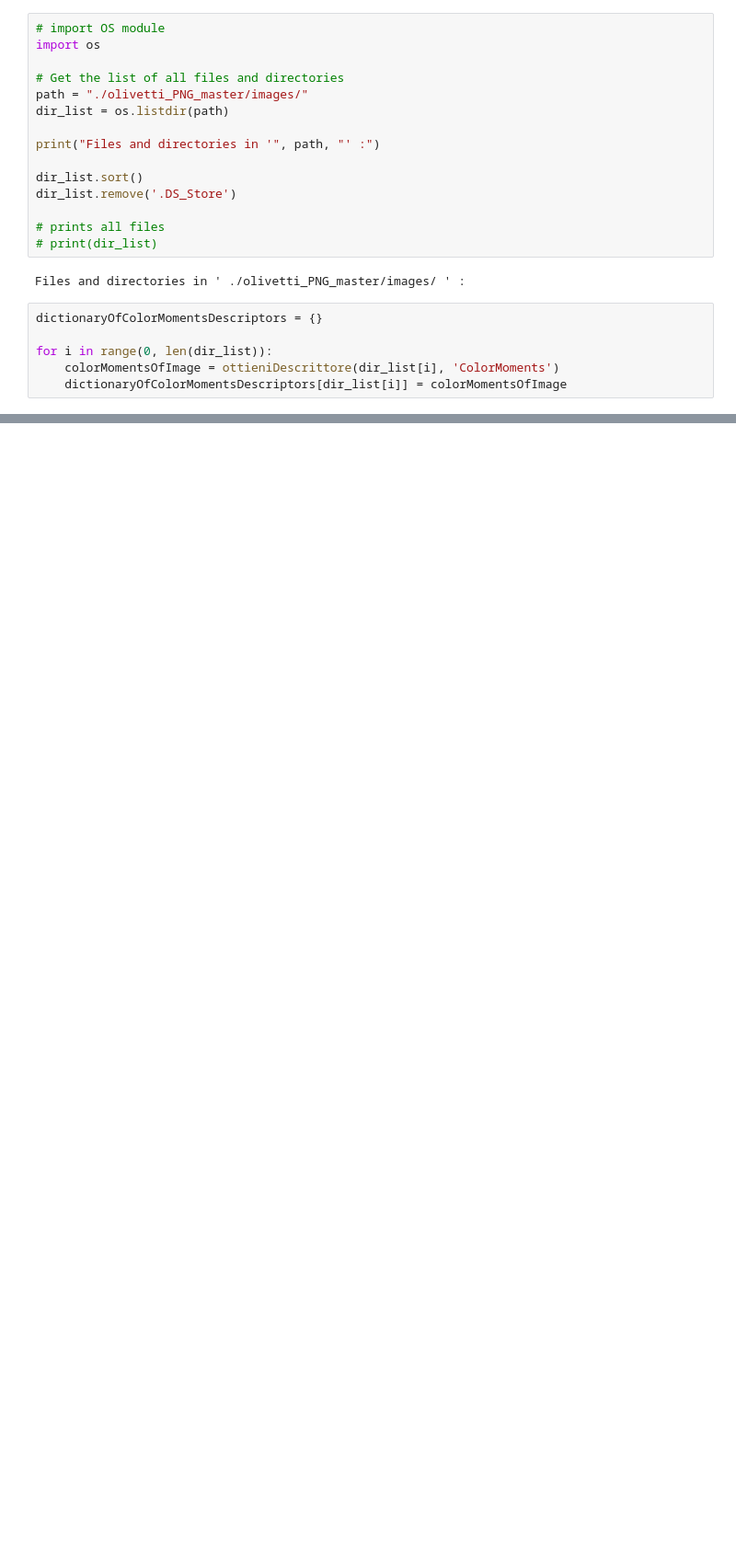
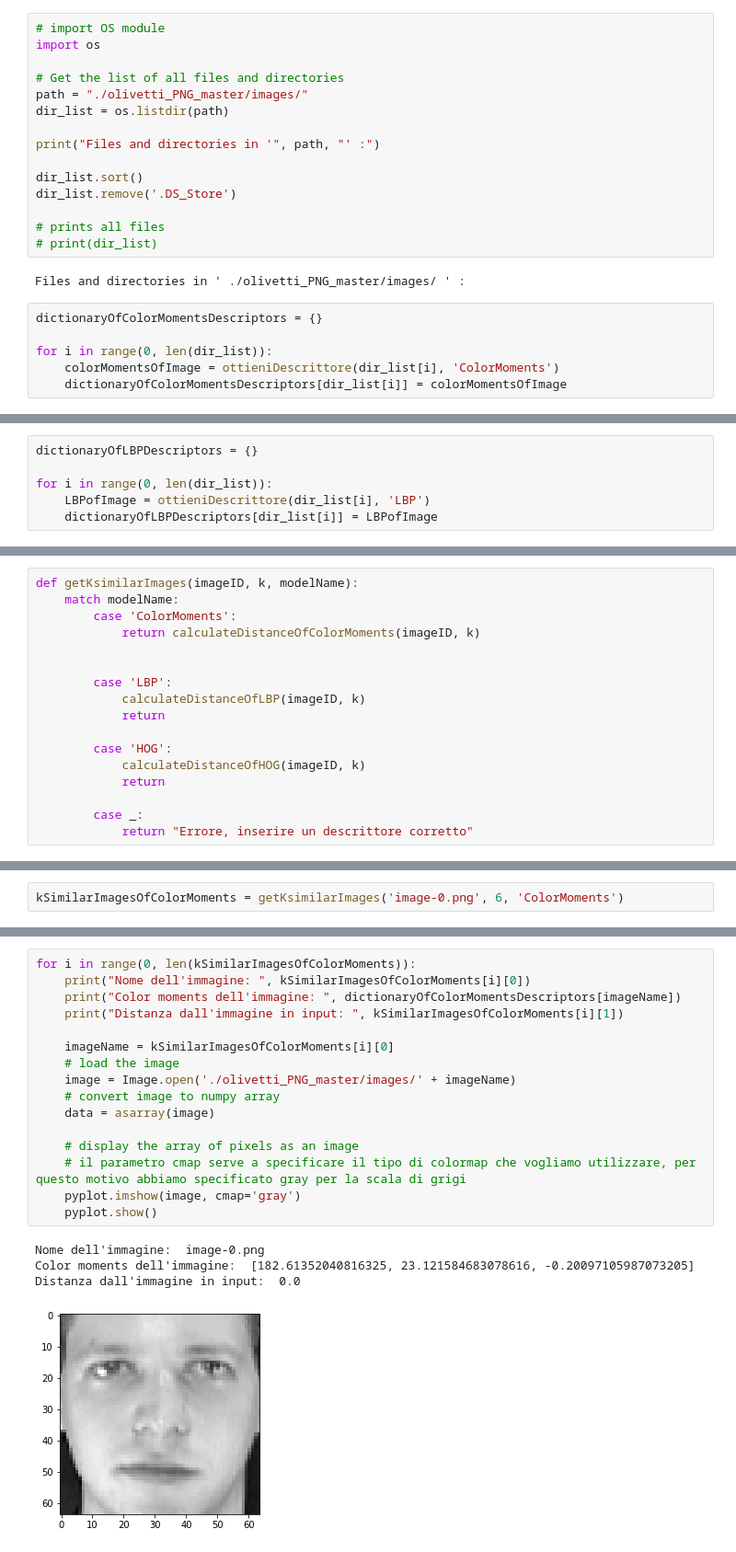
Before and after one commit to LivioScarpi/Progetto_DBM, a Jupyter notebook: task2.ipynb, the cells around one changed output, grey strips where cells are left out. Shown: that part at 92% size. Cells and saved outputs as stored; diff of their text form; blank space fills up the shorter version.

Commit message:
chore: aggiunta visualizzazione delle k immagini più simili secondo la distanza euclidea e i color moments

```diff
--- a/task2.ipynb
+++ b/task2.ipynb
@@ -69,0 +60,6 @@ dictionaryOfHOGDescriptors
+# %%
+dictionaryOfLBPDescriptors = {}
+
+for i in range(0, len(dir_list)):
+    LBPofImage = ottieniDescrittore(dir_list[i], 'LBP')
+    dictionaryOfLBPDescriptors[dir_list[i]] = LBPofImage
@@ -69,0 +86,17 @@ dictionaryOfHOGDescriptors
+# %%
+def getKsimilarImages(imageID, k, modelName):
+    match modelName:
+        case 'ColorMoments':
+            return calculateDistanceOfColorMoments(imageID, k)
+
+
+        case 'LBP':
+            calculateDistanceOfLBP(imageID, k)
+            return
+
+        case 'HOG':
+            calculateDistanceOfHOG(imageID, k)
+            return
+
+        case _:
+            return "Errore, inserire un descrittore corretto"
@@ -69,0 +138,2 @@ dictionaryOfHOGDescriptors
+# %%
+kSimilarImagesOfColorMoments = getKsimilarImages('image-0.png', 6, 'ColorMoments')
@@ -69,0 +143,21 @@ dictionaryOfHOGDescriptors
+# %%
+for i in range(0, len(kSimilarImagesOfColorMoments)):
+    print("Nome dell'immagine: ", kSimilarImagesOfColorMoments[i][0])
+    print("Color moments dell'immagine: ", dictionaryOfColorMomentsDescriptors[imageName])
+    print("Distanza dall'immagine in input: ", kSimilarImagesOfColorMoments[i][1])
+
+    imageName = kSimilarImagesOfColorMoments[i][0]
+    # load the image
+    image = Image.open('./olivetti_PNG_master/images/' + imageName)
+    # convert image to numpy array
+    data = asarray(image)
+
+    # display the array of pixels as an image
+    # il parametro cmap serve a specificare il tipo di colormap che vogliamo utilizzare, per questo motivo abbiamo specificato gray per la scala di grigi
+    pyplot.imshow(image, cmap='gray')
+    pyplot.show()
+# %% [output]
+Nome dell'immagine:  image-0.png
+Color moments dell'immagine:  [182.61352040816325, 23.121584683078616, -0.20097105987073205]
+Distanza dall'immagine in input:  0.0
+[figure, added]
```
Also changed, not shown: parts of 10 cells of this notebook, 1 other file.
